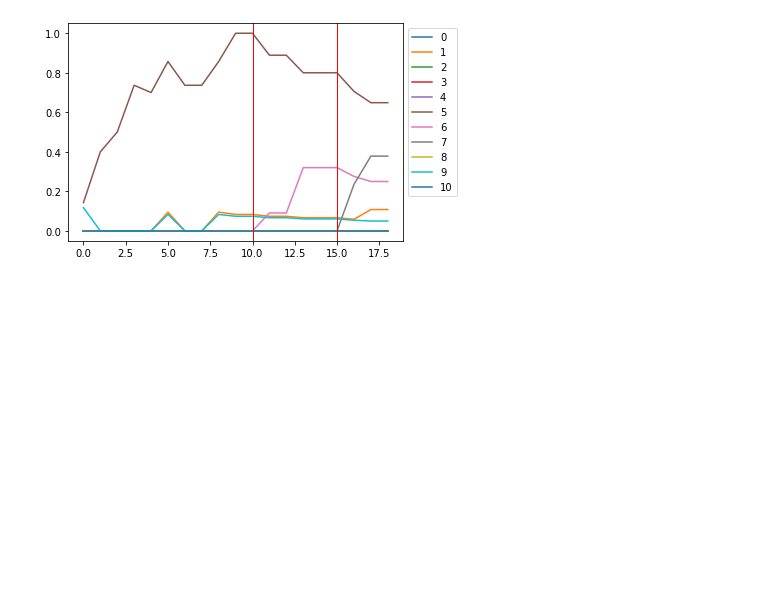
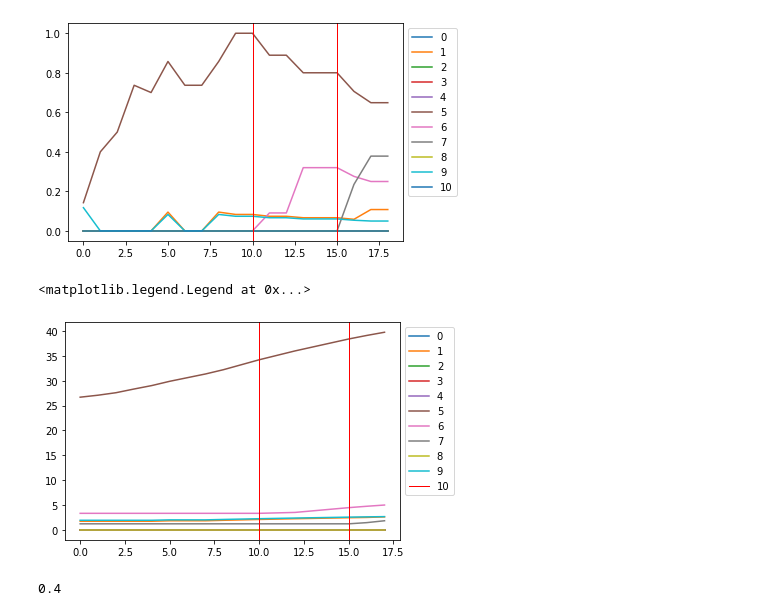
Before and after one commit to DAHYUN-HAN/Speech_to_Text, a Jupyter notebook: text_similarity.ipynb, the cells around one changed output. Drawn from its saved outputs; the diff is of its cells as text; code cells hidden in the pictures; blank space fills up the shorter version.

```diff
--- a/text_similarity.ipynb
+++ b/text_similarity.ipynb
@@ -1210,6 +1196,30 @@ script = ['목민심서 정약용',
 '어린이날 방정환',
 '이수일과 심순애 장군의 아들 김두한',
 '날자꾸나 이상 황소그림 중섭']
+# %%
+script = ['어제여기제발로찾아왔잖아',
+'옷내가모르는의상반출이있었어',
+'어제페인트통발로팍옷에찍',
+'나중이라도나한테말을해줬어야지',
+'얘가내팔이렇게만들고',
+'그건고의가아니라실수였어요변태인줄',
+'애니웨이페인트뒤집어쓴채다닐순없어서연극부의상렌트',
+'그건그쪽이막무가내로',
+'인간적으로그냥돌려보낼수는없잖아',
+'저기요어쨌든전제할일다했어요안녕히계세요',
+'잠깐너내팔을이렇게만들어놓고이렇게가겠다고신입부원등록해야지']
+# %%
+def similarity4(script, present_sentence, present_point):
+    present_sentence = present_sentence.replace(" ", "")
+    present_sentence = present_sentence.replace(".", "")
+    ratio = []
+    for i in range(len(script)):
+        script_sentence = script[i].replace(" ", "")
+        script_sentence = script_sentence.replace(".", "")
+        r = SequenceMatcher(None, present_sentence, script_sentence).ratio()
+        ratio.append(r)
+
+    return ratio
 # %%
 별의
  별헤는
@@ -1302,0 +1334,24 @@ plt.legend(['0', '1', '2', '3', '4', '5', '6', '7', '8', '9', '10'], bbox_to_anc
+# %%
+x = a[0]
+# %%
+inside = []
+outside = []
+for i in range(len(a)-1):
+    inside = []
+    for k in range(10):
+        inside.append(x[k]+a[i][k])
+    outside.append(inside)
+    x = inside
+
+plt.clf()
+plt.plot(outside)
+plt.axvline(x=10, color='r', linewidth=1)
+plt.axvline(x=15, color='r', linewidth=1)
+plt.legend(['0', '1', '2', '3', '4', '5', '6', '7', '8', '9', '10'], bbox_to_anchor=(1, 1))
+# %% [output]
+<matplotlib.legend.Legend at 0x...>
+[figure, added]
+# %%
+SequenceMatcher(None, '기획시온', '안녕하세요기획을맡은최시온입니다').ratio()
+# %% [output]
+0.4
```
Also changed, not shown: parts of 18 cells of this notebook, 4 other files.
